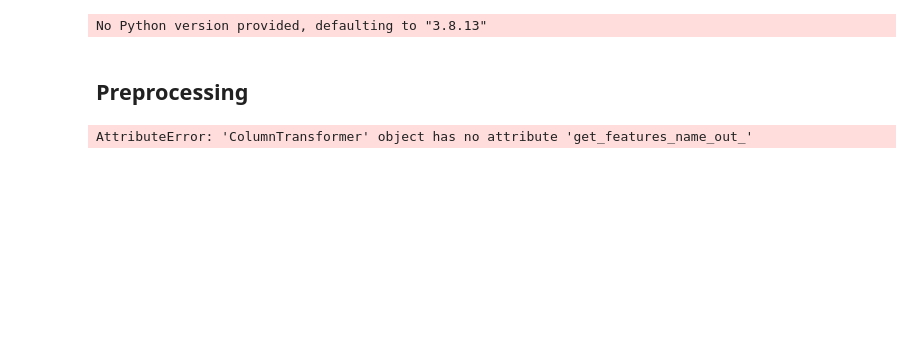
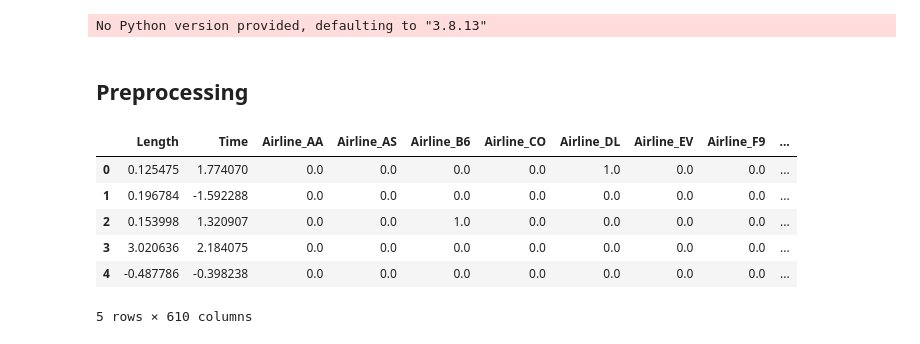
Before and after one commit to Pablot123/AzureDataSchool, a Jupyter notebook: pruebas.ipynb, the cells around one changed output. Cells and saved outputs as stored; diff of their text form; code cells hidden in the pictures; blank space fills up the shorter version.

```diff
--- a/pruebas.ipynb
+++ b/pruebas.ipynb
@@ -160,10 +140,13 @@ mlflow.end_run()
 # %% [markdown]
 ## Preprocessing
 # %%
+##%%writefile experiments/mlflow_preprocess.py
 from sklearn.pipeline import Pipeline
 from sklearn.impute import SimpleImputer
 from sklearn.preprocessing import OneHotEncoder, StandardScaler
 from sklearn.compose import ColumnTransformer
+import numpy as np
+import pandas as pd
 
 df = pd.read_csv("../airlines_delay/airlines_delay.csv", sep = ",")
 
@@ -176,38 +159,57 @@ def clean_data(data:pd.DataFrame) -> pd.DataFrame:
     clean_df = data.drop('Flight', axis=1, inplace=False)
     return clean_df
 
+
 def preprocess_data(data:pd.DataFrame) -> pd.DataFrame:
+    '''
+    Preprocess the data converting the categorical columns to one hot encodig
+    and apply standarScaler to numeric columns
+    input: pandas dataFrame
+    output: tuple, first element corrempond to pd.Dataframe of independent features
+            second element is the dependent(target) feature
+    '''
+
     numeric_columns = ['Length','Time']
     category_columns = ['Airline', 'AirportFrom', 'AirportTo', 'DayOfWeek']
 
     numeric_transformer = Pipeline(steps=[('imputer', SimpleImputer(strategy='median')),
                                             ('scaler', StandardScaler())])
 
     categorical_transformer = Pipeline(steps=[('imputer', SimpleImputer(strategy='most_frequent')),
-                                            ('onehot', OneHotEncoder(handle_unknown='ignore', sparse=False, drop='first'))])
+                                            ('onehot', OneHotEncoder(handle_unknown='ignore', sparse_output=False, drop='first'))])
 
     preprocessor = ColumnTransformer(
                         transformers=[
                             ('numeric', numeric_transformer, numeric_columns),
                             ('cat', categorical_transformer, category_columns)
                         ],
                         remainder='passthrough'
                     )
 
     #split the dependent(y) and independent(df_x) features
     df_X = data.drop('Class', axis=1, inplace=False)
+    #y_labels = data['Class']
     y = data['Class']
+    preprocessed_data = preprocessor.fit_transform(df_X)
+    encoded_category = preprocessor.named_transformers_['cat']['onehot'].get_feature_names_out(category_columns)
 
-    preprocessed_data = preprocessor.fit_transform(df_X)
+    labels = np.concatenate([numeric_columns, encoded_category])
 
-    print(preprocessor.get_features_name_out_)
-    return 'preprocessed_data'
+    preprocessed_df = pd.DataFrame(data=preprocessed_data, columns=labels)
+    return pd.concat([preprocessed_df, y], axis=1)
 
 
 
 df_new = clean_data(df)
-processed_df = preprocess_data(df_new)
+processed_df= preprocess_data(df_new)
+processed_df.head()
 
 #df_new.head()
 # %% [output]
+|  | Length | Time | Airline_AA | Airline_AS | Airline_B6 | Airline_CO | Airline_DL | Airline_EV | Airline_F9 | ... |
+| 0 | 0.125475 | 1.774070 | 0.0 | 0.0 | 0.0 | 0.0 | 1.0 | 0.0 | 0.0 | ... |
+| 1 | 0.196784 | -1.592288 | 0.0 | 0.0 | 0.0 | 0.0 | 0.0 | 0.0 | 0.0 | ... |
+| 2 | 0.153998 | 1.320907 | 0.0 | 0.0 | 1.0 | 0.0 | 0.0 | 0.0 | 0.0 | ... |
+| 3 | 3.020636 | 2.184075 | 0.0 | 0.0 | 0.0 | 0.0 | 0.0 | 0.0 | 0.0 | ... |
+| 4 | -0.487786 | -0.398238 | 0.0 | 0.0 | 0.0 | 0.0 | 0.0 | 0.0 | 0.0 | ... |
-AttributeError: 'ColumnTransformer' object has no attribute 'get_features_name_out_'
+5 rows × 610 columns
```
Also changed, not shown: parts of 23 cells of this notebook.
